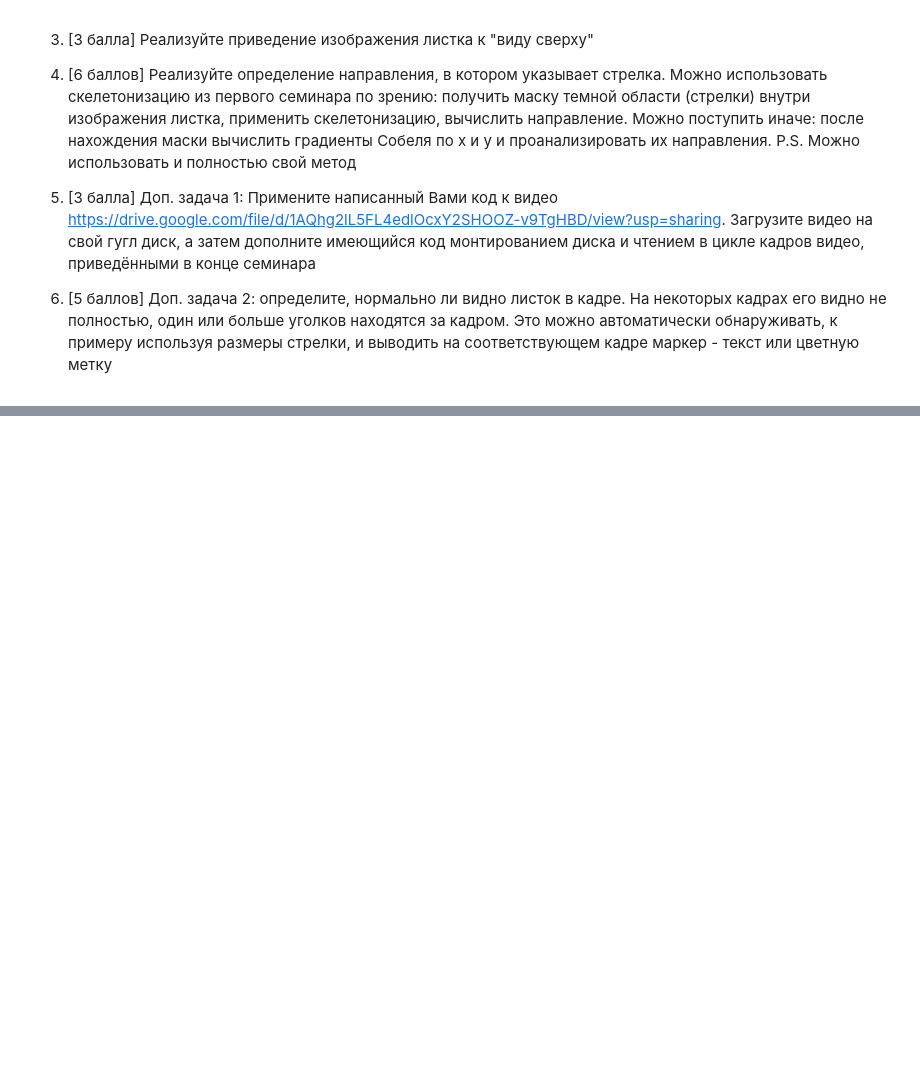
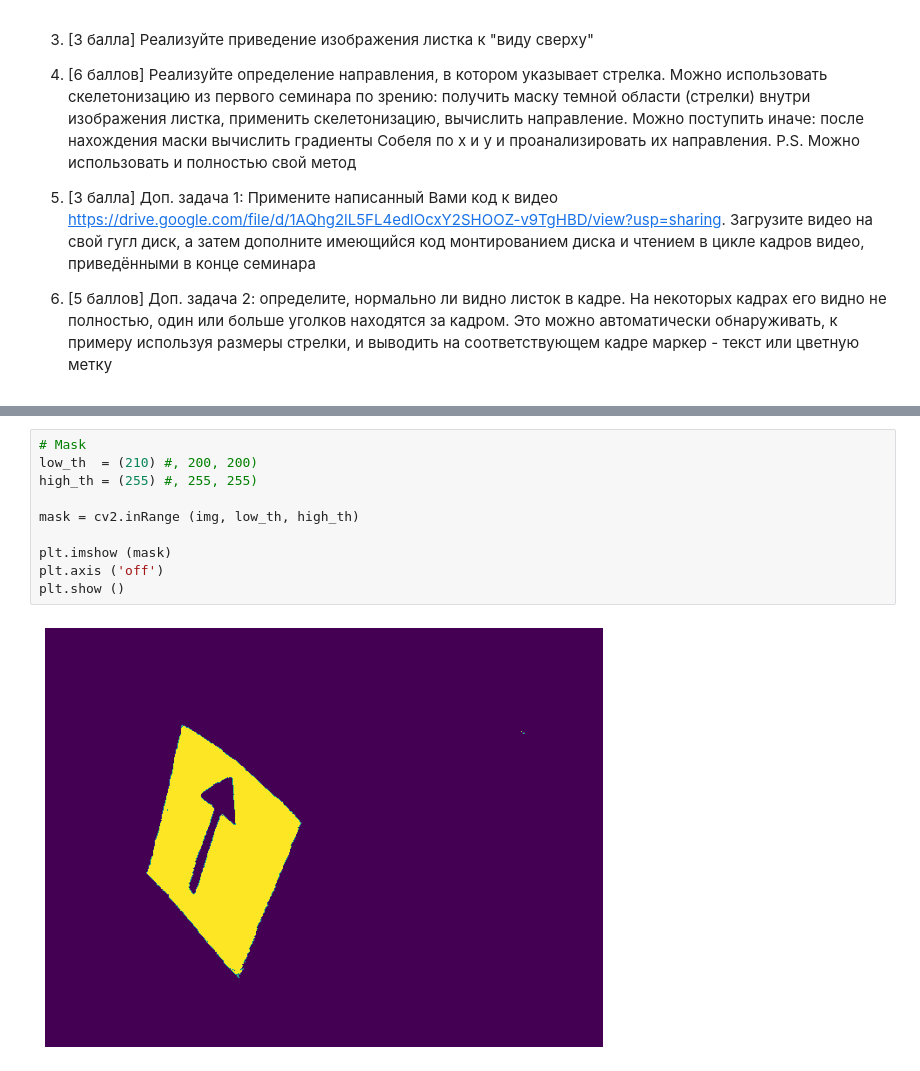
Before and after one commit to PtrShi/cvr_course, a Jupyter notebook: notebooks/cv_hw3.ipynb, the cells around one changed output, grey strips where cells are left out. Saved outputs shown, nothing was run; the diff lists cells and outputs as text; blank space fills up the shorter version.

```diff
--- a/notebooks/cv_hw3.ipynb
+++ b/notebooks/cv_hw3.ipynb
@@ -41,0 +41,12 @@ plt.show ()
+# %%
+# Mask
+low_th  = (210) #, 200, 200)
+high_th = (255) #, 255, 255)
+
+mask = cv2.inRange (img, low_th, high_th)
+
+plt.imshow (mask)
+plt.axis ('off')
+plt.show ()
+# %% [output]
+[figure, added]
```
Also changed, not shown: parts of 2 cells of this notebook.
